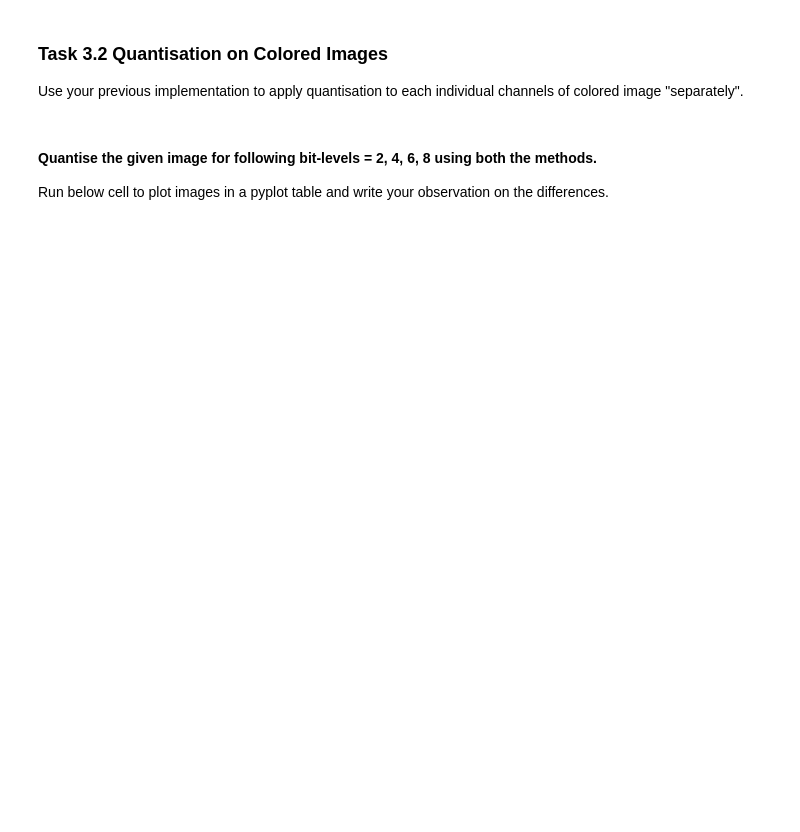
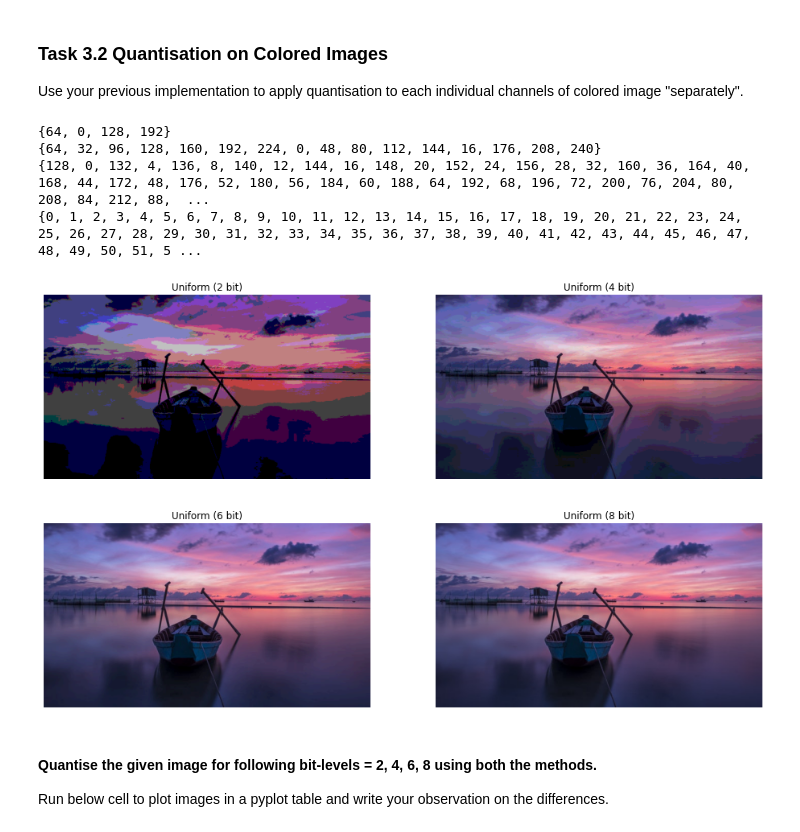
Before and after one commit to architaw/ImageProcessingAssignments, a Jupyter notebook: Assignment_1_Task_3.ipynb, the cells around one changed output. Drawn from its saved outputs; the diff is of its cells as text; code cells hidden in the pictures; blank space fills up the shorter version.

```diff
--- a/Assignment_1_Task_3.ipynb
+++ b/Assignment_1_Task_3.ipynb
@@ -72,14 +71,16 @@ def uniform_quantisatioon(img, quantisation_bit=8):
     #############################
     # Start your code from here #
     #############################
-    levels = np.power(2,quantisation_bit)
-    img = np.floor((img/((255+1)/float(levels))))
+    levels = 8 - quantisation_bit
+    factor = 2**levels
+    new_img = img//factor
+    new_img = new_img*factor
+    print(set(new_img.flatten()))
 
+    return new_img
     #############################
     # End your code here ########
     #############################
-
-    return img
 # %%
 # Do not change codes inside this cell
 # Add your observations in next cell
@@ -199,18 +213,45 @@ def uniform_color_quantisatioon(img, quantisation_bit=8):
     + Use uniform_quantisation() to each channel.
 
     '''
-
     #############################
     # Start your code from here #
     #############################
-
-    # Replace with your code...
-
+    levels = 8 - quantisation_bit
+    factor = 2**levels
+    new_img = img//factor
+    new_img = new_img*factor
+    print(set(new_img.flatten()))
+    return new_img
     #############################
     # End your code here ########
     #############################
-
-    return img
+# %%
+# Do not change codes inside this cell
+# Add your observations in next cell
+
+boat_color = cv2.imread("data/boat.jpg")
+
+def plot_frame(subplot_id, img, name):
+    plt.subplot(4, 2, 1 + int(subplot_id))
+    plt.imshow(img[:, :, [2, 1, 0]])
+    plt.axis("off")
+    plt.title(name)
+
+plt.figure(figsize=(16, 20))
+
+count = 0
+for i in [2, 4, 6, 8]:
+    img_uni = uniform_color_quantisatioon(boat_color, quantisation_bit=i)
+    plot_frame(count, img_uni, "Uniform (" + str(i) + " bit)")
+    count += 1
+
+plt.show()
+# %% [output]
+{64, 0, 128, 192}
+{64, 32, 96, 128, 160, 192, 224, 0, 48, 80, 112, 144, 16, 176, 208, 240}
+{128, 0, 132, 4, 136, 8, 140, 12, 144, 16, 148, 20, 152, 24, 156, 28, 32, 160, 36, 164, 40, 168, 44, 172, 48, 176, 52, 180, 56, 184, 60, 188, 64, 192, 68, 196, 72, 200, 76, 204, 80, 208, 84, 212, 88,  ...
+{0, 1, 2, 3, 4, 5, 6, 7, 8, 9, 10, 11, 12, 13, 14, 15, 16, 17, 18, 19, 20, 21, 22, 23, 24, 25, 26, 27, 28, 29, 30, 31, 32, 33, 34, 35, 36, 37, 38, 39, 40, 41, 42, 43, 44, 45, 46, 47, 48, 49, 50, 51, 5 ...
+[figure, added]
 # %%
 def nonuniform_color_quantisatioon(img, quantisation_bit=8):
     '''
```
Also changed, not shown: parts of 6 cells of this notebook.
